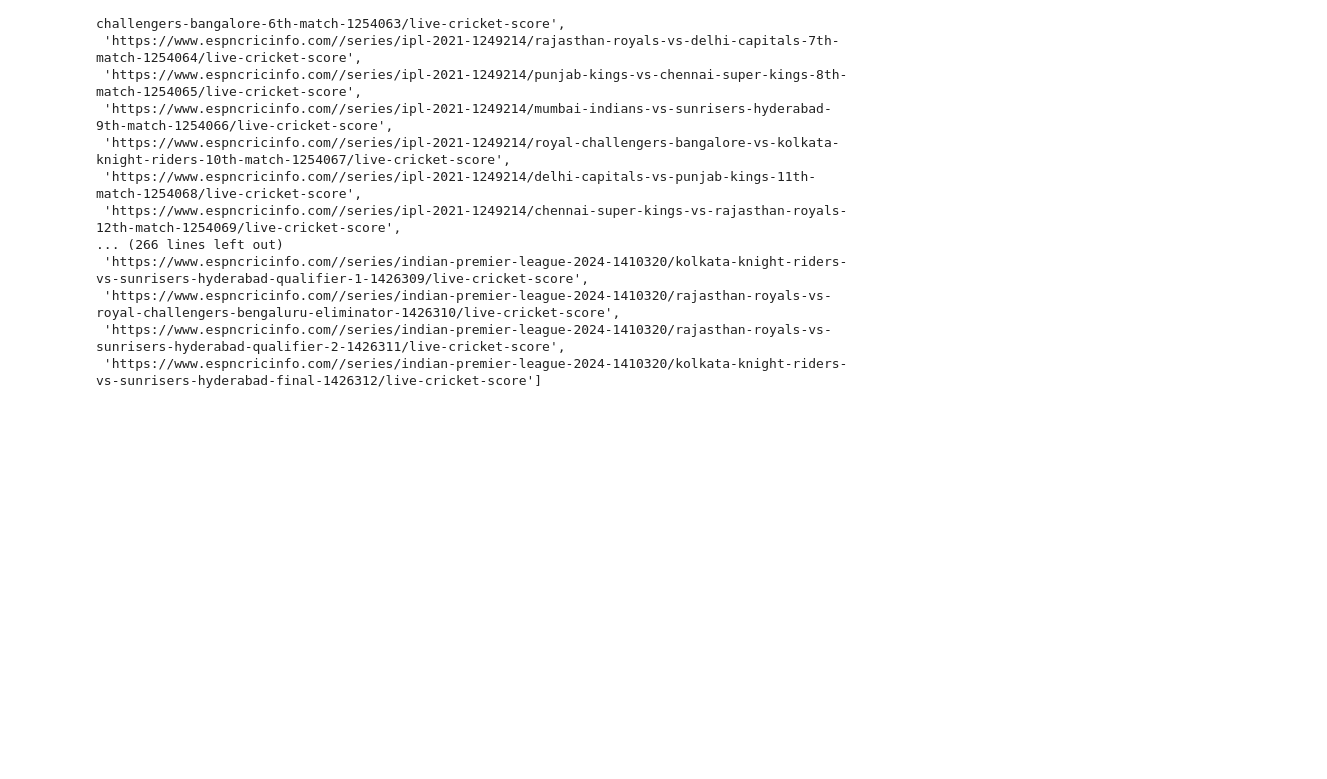
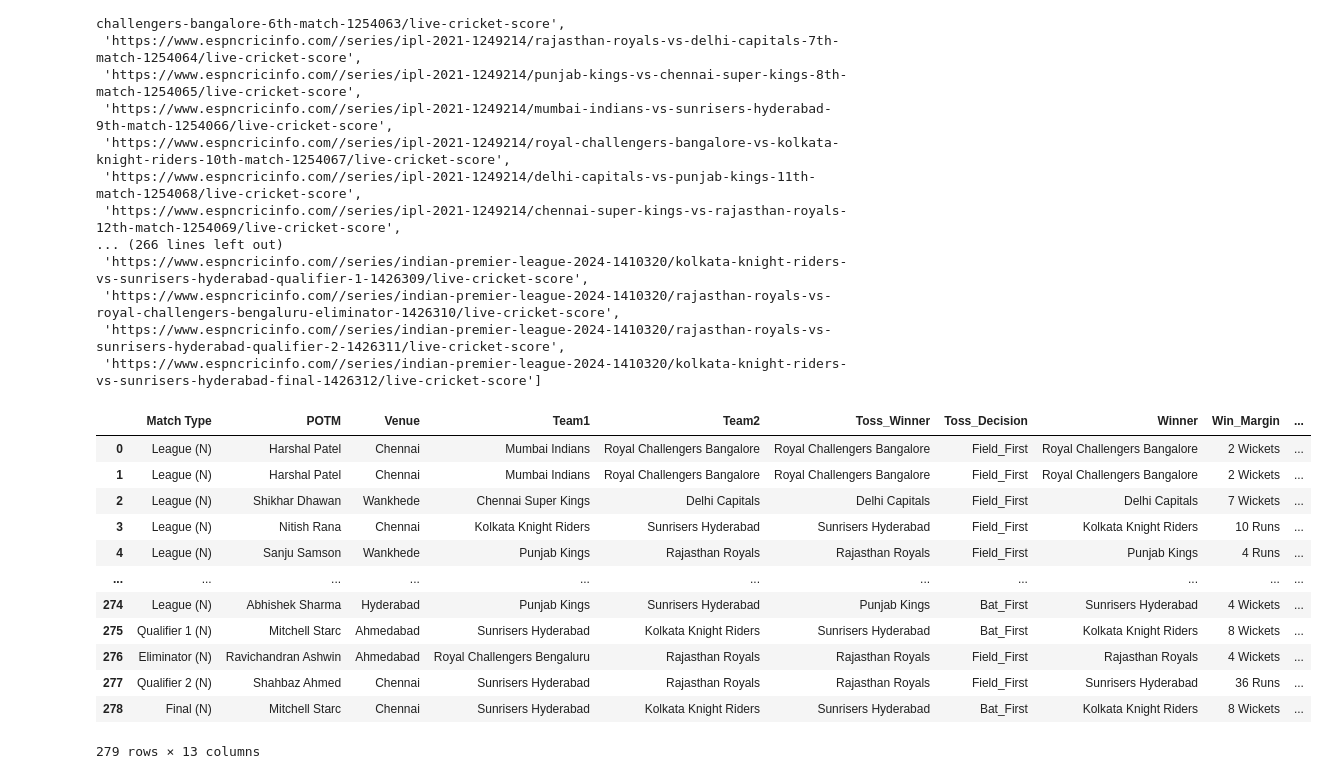
Before and after one commit to harshit-3024/Howzat, a Jupyter notebook: Season2021-2024.ipynb, the cells around one changed output. Cells and saved outputs as stored; diff of their text form; code cells hidden in the pictures; blank space fills up the shorter version.

Commit message:
Revert "Data Cleaning Done"

```diff
--- a/Season2021-2024.ipynb
+++ b/Season2021-2024.ipynb
@@ -170,4 +170,18 @@ for match in match_list:
 pd.set_option('display.max_rows', None)
 pd.reset_option('display.max_rows')
 # %%
-data=pd.DataFrame(match_data)
+pd.DataFrame(match_data)
+# %% [output]
+|  | Match Type | POTM | Venue | Team1 | Team2 | Toss_Winner | Toss_Decision | Winner | Win_Margin | ... |
+| 0 | League (N) | Harshal Patel | Chennai | Mumbai Indians | Royal Challengers Bangalore | Royal Challengers Bangalore | Field_First | Royal Challengers Bangalore | 2 Wickets | ... |
+| 1 | League (N) | Harshal Patel | Chennai | Mumbai Indians | Royal Challengers Bangalore | Royal Challengers Bangalore | Field_First | Royal Challengers Bangalore | 2 Wickets | ... |
+| 2 | League (N) | Shikhar Dhawan | Wankhede | Chennai Super Kings | Delhi Capitals | Delhi Capitals | Field_First | Delhi Capitals | 7 Wickets | ... |
+| 3 | League (N) | Nitish Rana | Chennai | Kolkata Knight Riders | Sunrisers Hyderabad | Sunrisers Hyderabad | Field_First | Kolkata Knight Riders | 10 Runs | ... |
+| 4 | League (N) | Sanju Samson | Wankhede | Punjab Kings | Rajasthan Royals | Rajasthan Royals | Field_First | Punjab Kings | 4 Runs | ... |
+| ... | ... | ... | ... | ... | ... | ... | ... | ... | ... | ... |
+| 274 | League (N) | Abhishek Sharma | Hyderabad | Punjab Kings | Sunrisers Hyderabad | Punjab Kings | Bat_First | Sunrisers Hyderabad | 4 Wickets | ... |
+| 275 | Qualifier 1 (N) | Mitchell Starc | Ahmedabad | Sunrisers Hyderabad | Kolkata Knight Riders | Sunrisers Hyderabad | Bat_First | Kolkata Knight Riders | 8 Wickets | ... |
+| 276 | Eliminator (N) | Ravichandran Ashwin | Ahmedabad | Royal Challengers Bengaluru | Rajasthan Royals | Rajasthan Royals | Field_First | Rajasthan Royals | 4 Wickets | ... |
+| 277 | Qualifier 2 (N) | Shahbaz Ahmed | Chennai | Sunrisers Hyderabad | Rajasthan Royals | Rajasthan Royals | Field_First | Sunrisers Hyderabad | 36 Runs | ... |
+| 278 | Final (N) | Mitchell Starc | Chennai | Sunrisers Hyderabad | Kolkata Knight Riders | Sunrisers Hyderabad | Bat_First | Kolkata Knight Riders | 8 Wickets | ... |
+279 rows × 13 columns
```
Also changed, not shown: parts of 1 cell of this notebook, 5 other files.
